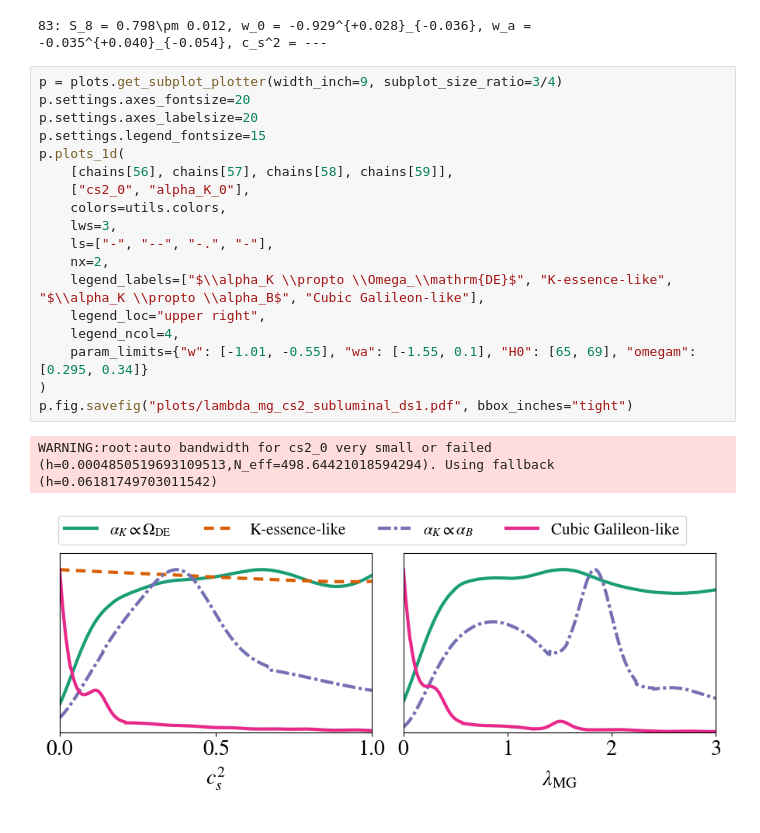
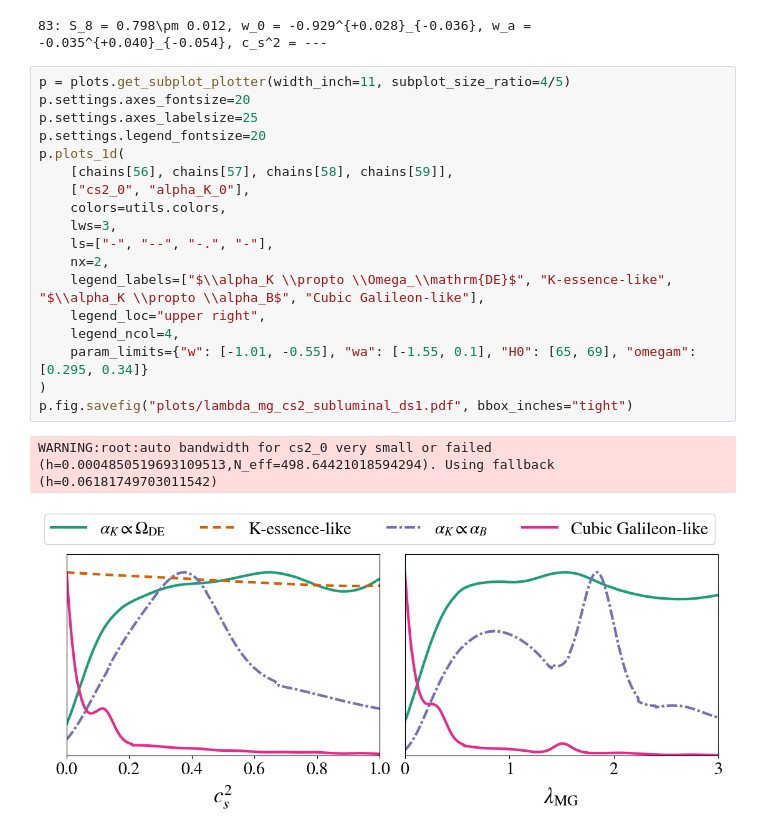
Before and after one commit to joaoreboucas1/cs2-project, a Jupyter notebook: data_analysis/triangle_ds1_subluminal.ipynb, the cells around one changed output. Cells and saved outputs as stored; diff of their text form.

```diff
--- a/data_analysis/triangle_ds1_subluminal.ipynb
+++ b/data_analysis/triangle_ds1_subluminal.ipynb
@@ -99,23 +99,23 @@ WARNING:root:fine_bins not large enough to well sample smoothing scale - chi2__p
 WARNING:root:fine_bins not large enough to well sample smoothing scale - chi2__bao.desi_dr2
 83: S_8 = 0.798\pm 0.012, w_0 = -0.929^{+0.028}_{-0.036}, w_a = -0.035^{+0.040}_{-0.054}, c_s^2 = ---
 # %%
-p = plots.get_subplot_plotter(width_inch=9, subplot_size_ratio=3/4)
+p = plots.get_subplot_plotter(width_inch=11, subplot_size_ratio=4/5)
 p.settings.axes_fontsize=20
-p.settings.axes_labelsize=20
-p.settings.legend_fontsize=15
+p.settings.axes_labelsize=25
+p.settings.legend_fontsize=20
 p.plots_1d(
     [chains[56], chains[57], chains[58], chains[59]],
     ["cs2_0", "alpha_K_0"],
     colors=utils.colors,
     lws=3,
     ls=["-", "--", "-.", "-"],
     nx=2,
     legend_labels=["$\\alpha_K \\propto \\Omega_\\mathrm{DE}$", "K-essence-like", "$\\alpha_K \\propto \\alpha_B$", "Cubic Galileon-like"],
     legend_loc="upper right",
     legend_ncol=4,
     param_limits={"w": [-1.01, -0.55], "wa": [-1.55, 0.1], "H0": [65, 69], "omegam": [0.295, 0.34]}
 )
 p.fig.savefig("plots/lambda_mg_cs2_subluminal_ds1.pdf", bbox_inches="tight")
 # %% [output]
 WARNING:root:auto bandwidth for cs2_0 very small or failed (h=0.0004850519693109513,N_eff=498.64421018594294). Using fallback (h=0.06181749703011542)
-[figure, old version]
+[figure, new version]
```
Also changed, not shown: parts of 2 cells of this notebook, 20 other files.
